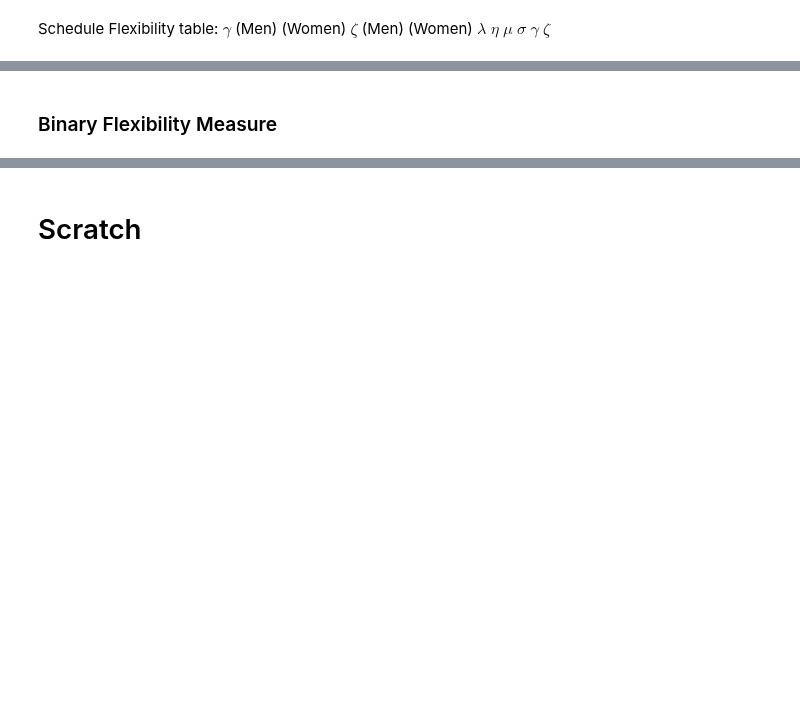
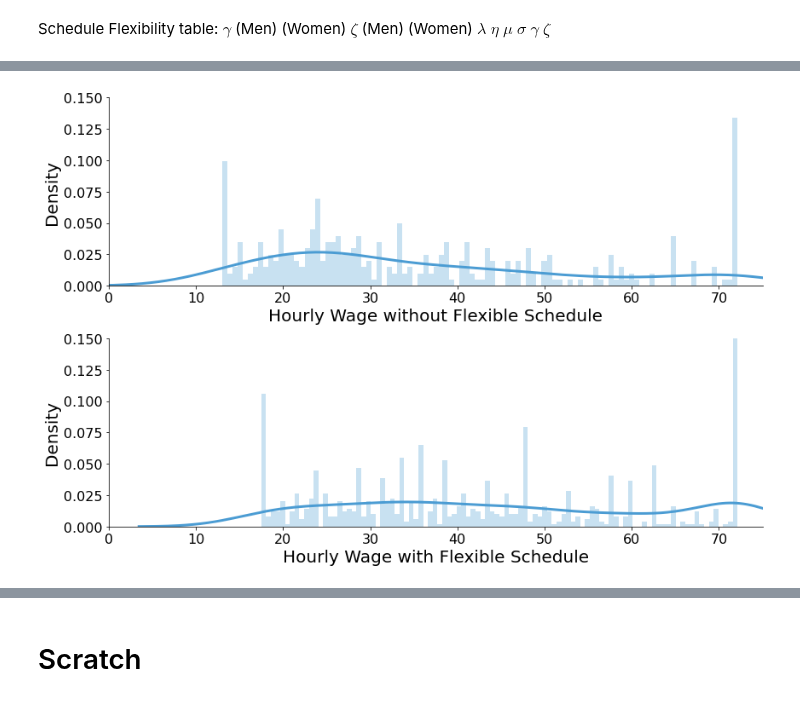
Before and after one commit to meganmccoy/flexibility-in-search-model, a Jupyter notebook: SimplifiedModel.ipynb, the cells around one changed output, grey strips where cells are left out. Cells and saved outputs as stored; diff of their text form; code cells hidden in the pictures; blank space fills up the shorter version.

Commit message:
Functionalized graphics; output being sent to csv

```diff
--- a/SimplifiedModel.ipynb
+++ b/SimplifiedModel.ipynb
@@ -652,23 +668,24 @@ Schedule Flexibility table:           $\gamma$ (Men) (Women) $\zeta$ (Men) (Wome
-# %% [markdown]
-### Binary Flexibility Measure
 # %%
-fig, ax = plt.subplots(2, 1, figsize=(12, 8))
+def binary_wage_distr(data: pd.DataFrame, flex: str, wage: str, employed: str, label: str, path: str):
+    """
+    """
+    fig, ax = plt.subplots(2, 1, figsize=(12, 8))
 
-for k in range(2):
-    tmp = df[(df['flex']==k) & (df['sex']=='male') & (df['employed']==1)]
-    sns.distplot(tmp['hrwage'], color='#4B9CD3', hist_kws={'alpha' : .3}, bins=100, ax=ax[k])
-#     ax[k].legend(['Flexibility Level ' + str(k)])
-    ax[k].set_ylim([0,0.1])
-    ax[k].set_xlim([0,75])
-    if k == 1:
-        ax[k].set(xlabel = 'Hourly Wage for Men with Flexible Schedule')
-    elif k == 0:
-        ax[k].set(xlabel = 'Hourly Wage for Men without Flexible Schedule')
-    else:
-        print("Not binary k")
+    for k in range(2):
+        tmp = data[(data[flex]==k) & (data[employed]==1)]
+        sns.distplot(tmp[wage], color='#4B9CD3', hist_kws={'alpha' : .3}, bins=100, ax=ax[k])# kde=True
+        ax[k].set_ylim([0,0.15])
+        ax[k].set_xlim([0,75])
+        if k == 1:
+            tmp_label = 'Hourly Wage with Flexible '+str(label)
+            ax[k].set(xlabel = tmp_label)
+        elif k == 0:
+            tmp_label = 'Hourly Wage without Flexible '+str(label)
+            ax[k].set(xlabel = tmp_label)
+        else:
+            print("Not binary k")
 
-# ax.set(xlabel="Distribution of Men's Hourly Wage (raw)")
+    plt.tight_layout()
 
-plt.tight_layout()
-
-fig.savefig('./hrwage_men_2flex.png', bbox_inches='tight', transparent=True)
+    if path != None:
+        fig.savefig(path, bbox_inches='tight', transparent=True)
@@ -737,0 +692,4 @@ fig.savefig('./wagetrunc_women_2flex.png', bbox_inches='tight', transparent=True
+# %%
+binary_wage_distr(men, 'flexsched', 'wage_flexsched', 'employed', 'Schedule', 'men_wage_flexsched.png')
+# %% [output]
+[figure, added]
```
Also changed, not shown: parts of 18 cells of this notebook.
